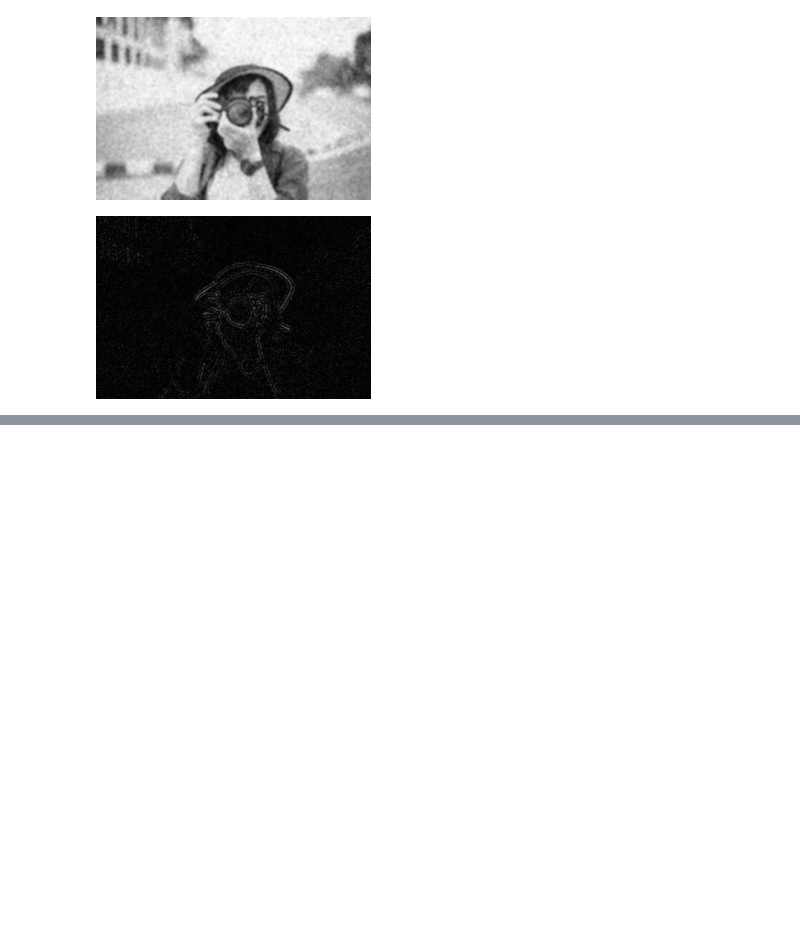
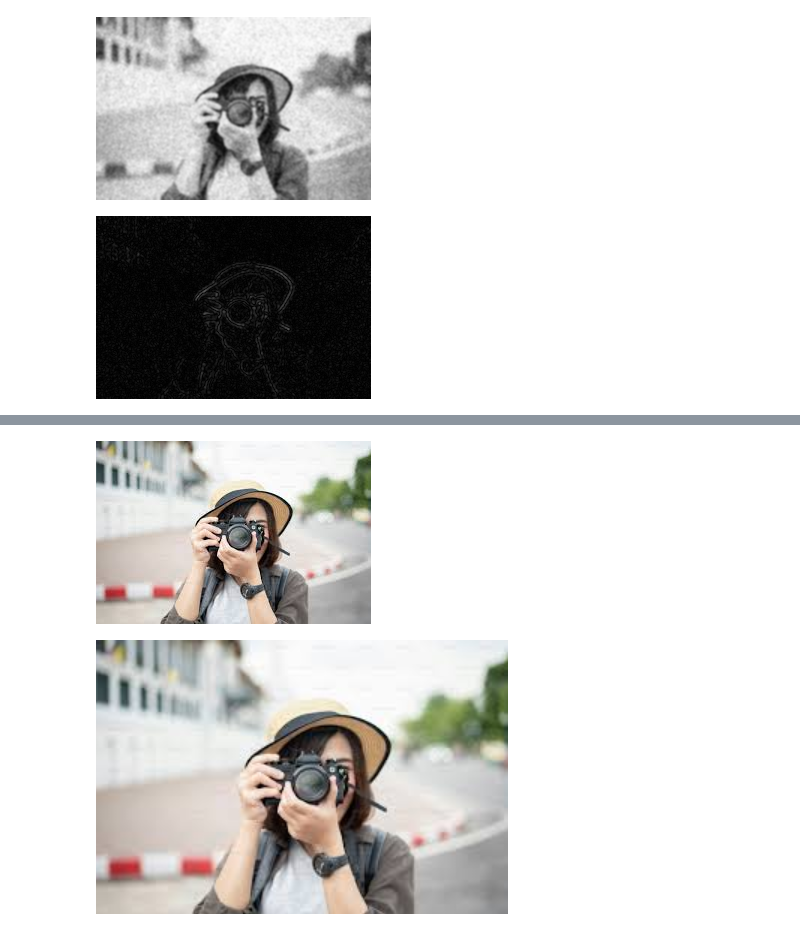
Before and after one commit to hr7657316/computervision, a Jupyter notebook: Computervision.ipynb, the cells around one changed output, grey strips where cells are left out. Cells and saved outputs as stored; diff of their text form; code cells hidden in the pictures; blank space fills up the shorter version.

```diff
--- a/Computervision.ipynb
+++ b/Computervision.ipynb
@@ -193,0 +230,16 @@ cv2_imshow(laplacian_filtered)    # After Laplacian Filtering
+# %%
+import cv2
+from google.colab.patches import cv2_imshow
+import numpy as np
+
+
+image = cv2.imread('/content/sample_data/images.jpeg')
+
+
+sx,sy = 1.5,1.5
+scaled_image = cv2.resize(image,None,fx = sx,fy = sy,interpolation=cv2.INTER_LINEAR)
+cv2_imshow(image)
+cv2_imshow(scaled_image )
+# %% [output]
+[figure, added]
+[figure, added]
```
Also changed, not shown: parts of 3 cells of this notebook.
